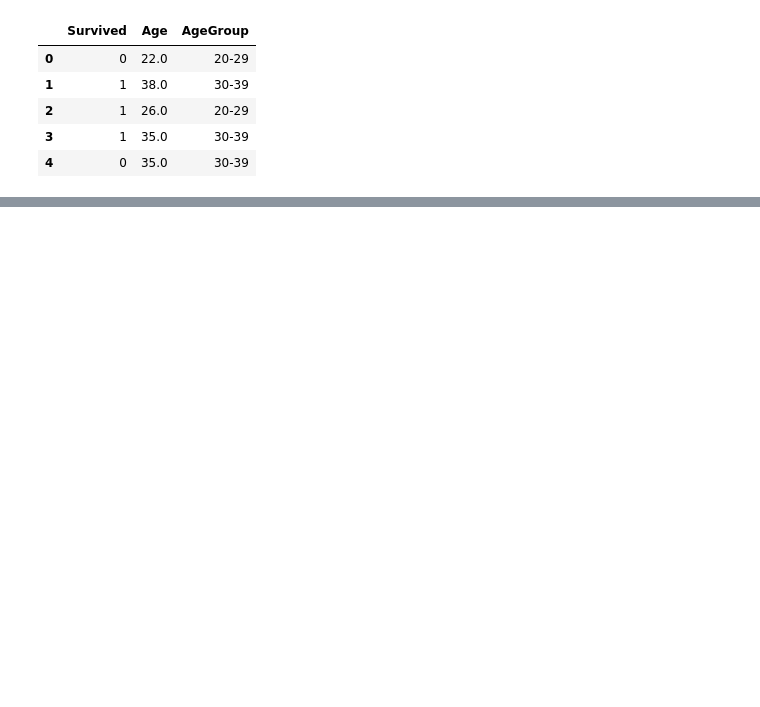
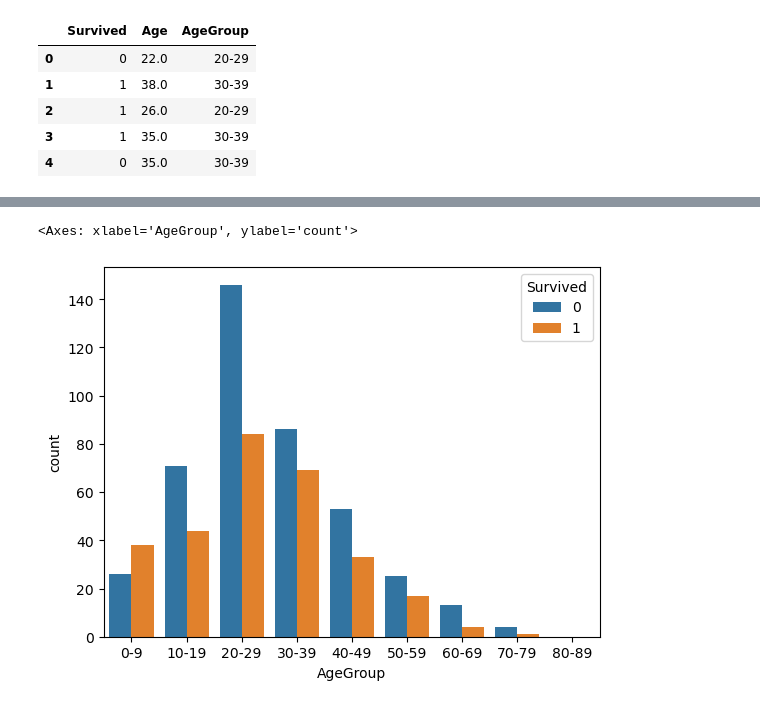
Before and after one commit to JamesStafford/TitanicKaggle, a Jupyter notebook: notebooks/kaggle_titanic_notebook.ipynb, the cells around one changed output, grey strips where cells are left out. Drawn from its saved outputs; the diff is of its cells as text; code cells hidden in the pictures; blank space fills up the shorter version.

```diff
--- a/notebooks/kaggle_titanic_notebook.ipynb
+++ b/notebooks/kaggle_titanic_notebook.ipynb
@@ -35,0 +45,7 @@ plt.show()
+# %%
+import seaborn as sns
+
+sns.countplot(x=AGE_GROUP_HEADER, hue=SURVIVED_HEADER, data=age_survival_df)
+# %% [output]
+<Axes: xlabel='AgeGroup', ylabel='count'>
+[figure, added]
```
Also changed, not shown: parts of 4 cells of this notebook.
